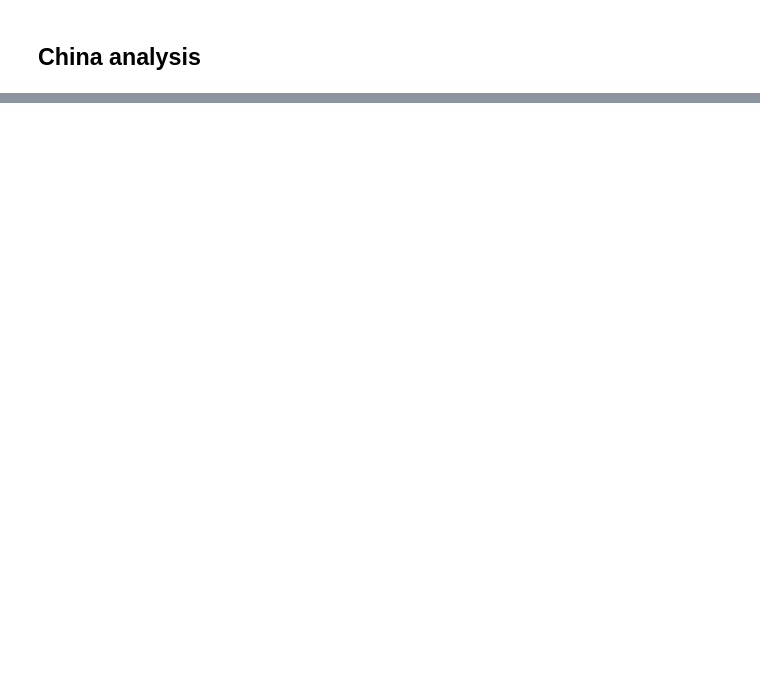
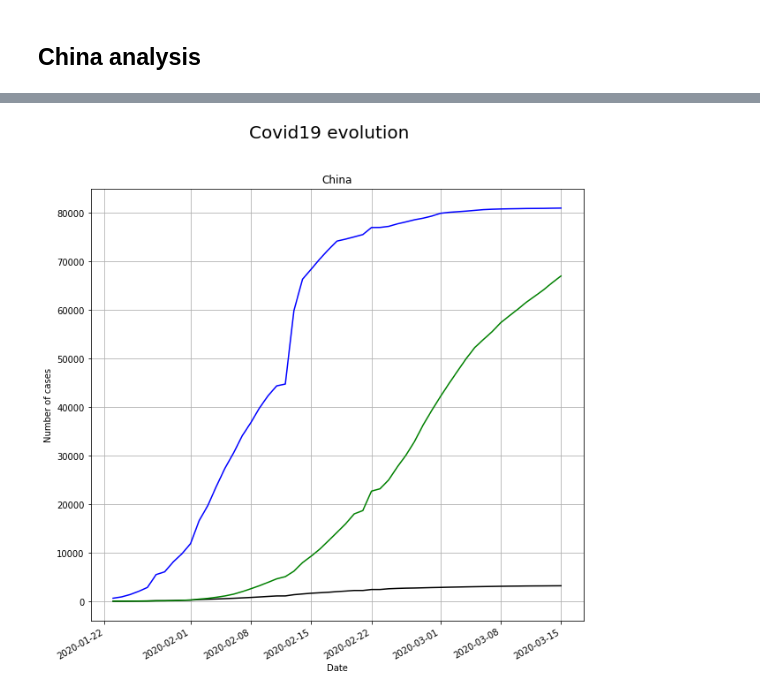
Before and after one commit to NicolasLacroix/data-representation, a Jupyter notebook: notebooks/covid19/spreading.ipynb, the cells around one changed output, grey strips where cells are left out. Saved outputs shown, nothing was run; the diff lists cells and outputs as text; code cells hidden in the pictures; blank space fills up the shorter version.

```diff
--- a/notebooks/covid19/spreading.ipynb
+++ b/notebooks/covid19/spreading.ipynb
@@ -93,9 +87,11 @@ plt.show()
 # %% [markdown]
 ## China analysis
 # %%
-china_data = getCountryData('China', datasets)
+china_data = {
+    'China': getCountryData('China', datasets)
+}
 # %%
-fig, axs = showCountryData(['China'], [china_data])
+fig, axs = showCountryData(china_data)
 plt.gcf().autofmt_xdate()
 plt.show()
 # %% [output]
@@ -105,0 +98 @@ plt.show()
+[figure, added]
```
Also changed, not shown: parts of 9 cells of this notebook, 1 other file.
